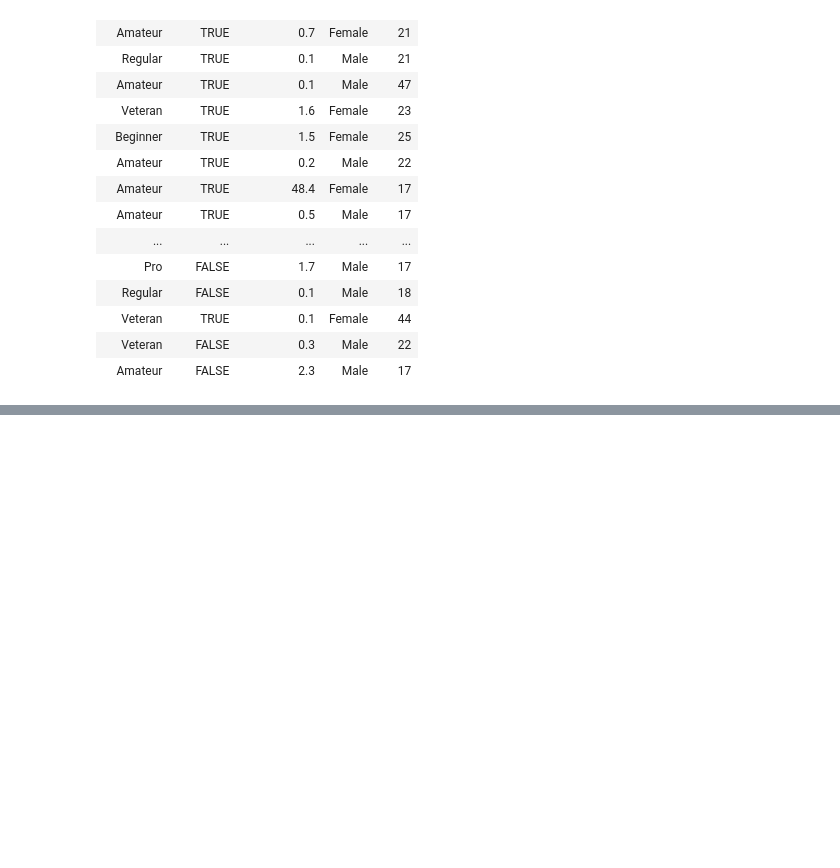
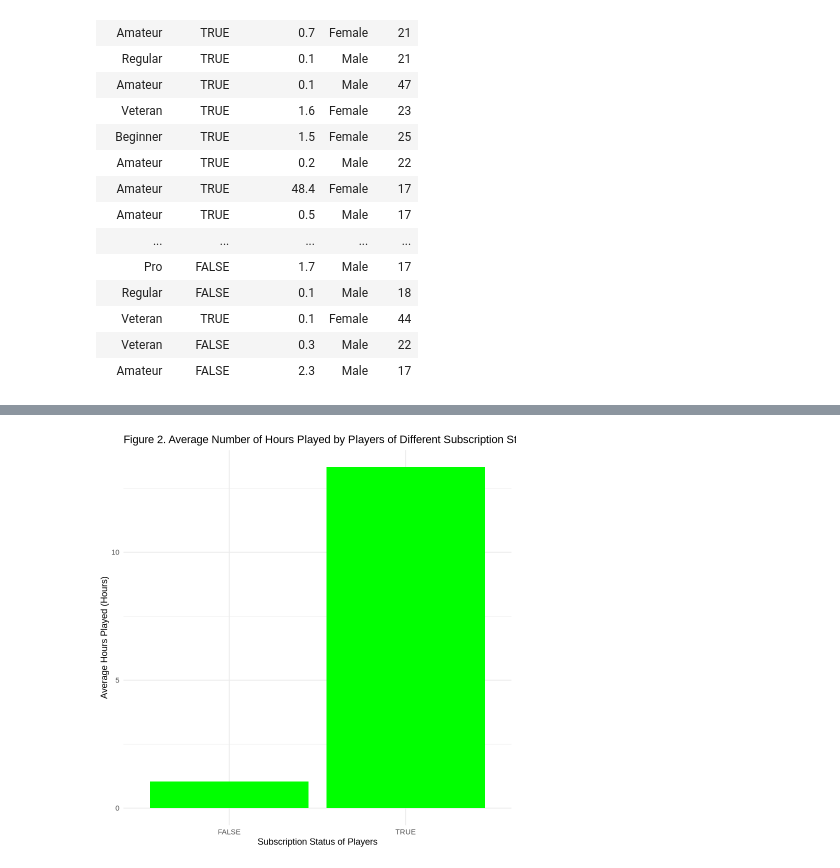
Before and after one commit to Sachi-F/dsci100_group3, a Jupyter notebook: project.ipynb, the cells around one changed output, grey strips where cells are left out. Cells and saved outputs as stored; diff of their text form; code cells hidden in the pictures; blank space fills up the shorter version.

```diff
--- a/project.ipynb
+++ b/project.ipynb
@@ -93,0 +108,15 @@ A tibble: 109 × 5
+# %%
+player_data_subscribe_mean <- player_data_filtered |>
+group_by(subscribe) |>
+summarise(played_hours = mean(played_hours, na.rm = TRUE))
+
+
+ggplot(player_data_subscribe_mean, aes(x = subscribe, y = played_hours)) +
+geom_bar (stat = "identity",
+fill = "green") +
+labs (title = "Figure 2. Average Number of Hours Played by Players of Different Subscription Status",
+x = "Subscription Status of Players",
+y = "Average Hours Played (Hours)") +
+theme_minimal()
+# %% [output]
+[figure, added]
```
Also changed, not shown: parts of 3 cells of this notebook.
